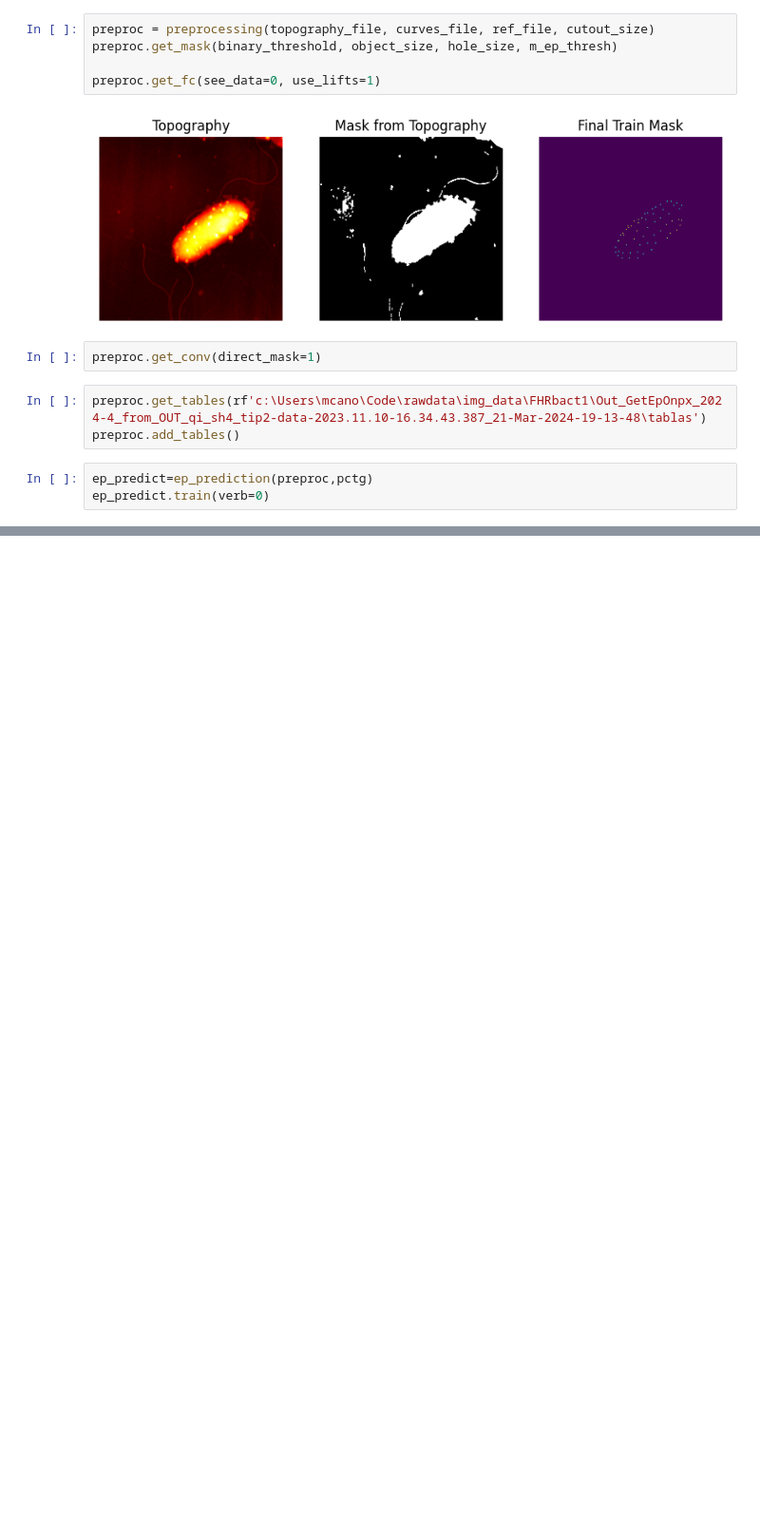
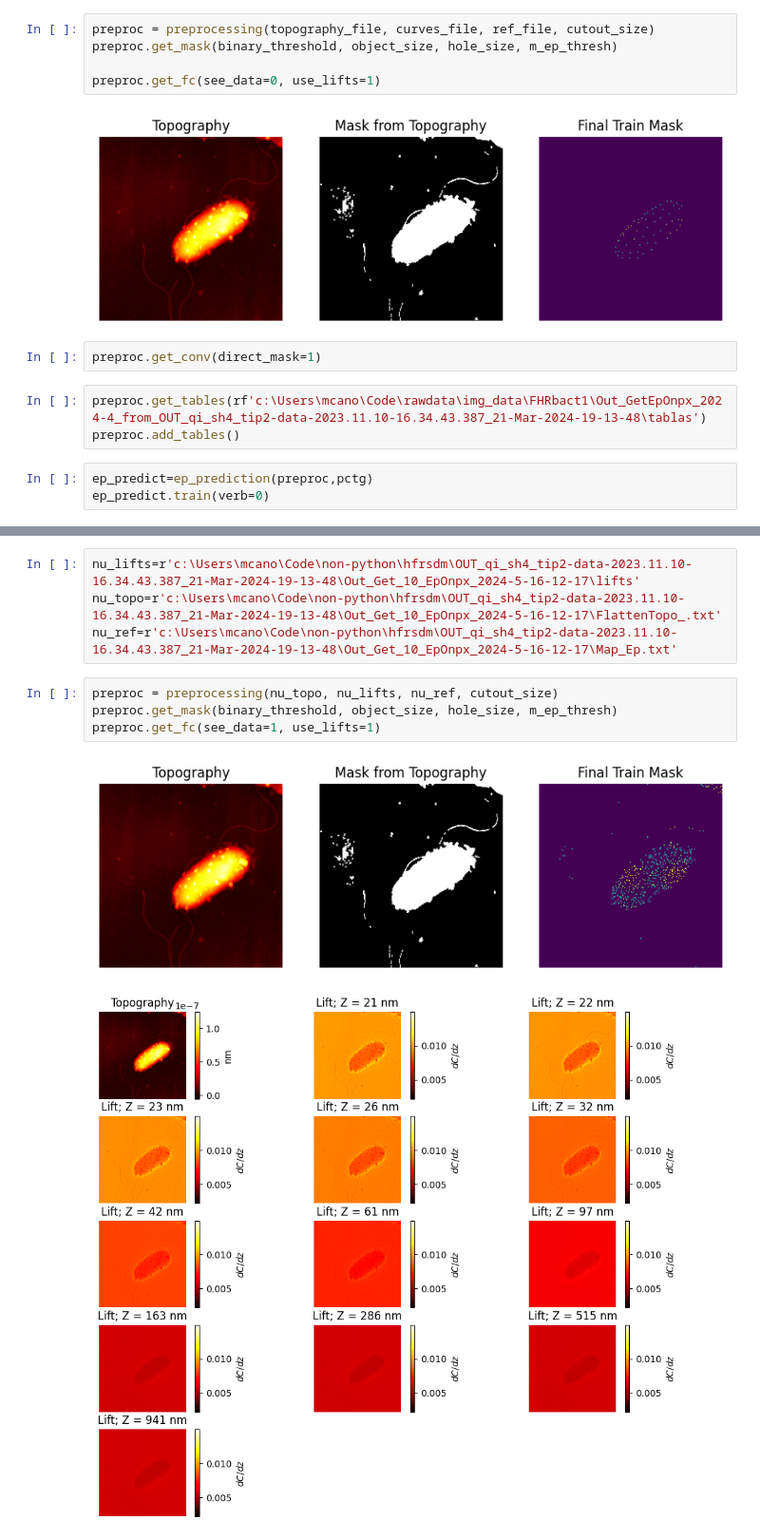
Before and after one commit to mcanoibec/fast_smart_scanning, a Jupyter notebook: work_directory/other_examples/tests_for_library.ipynb, the cells around one changed output, grey strips where cells are left out. Shown at 95% size. Drawn from its saved outputs; the diff is of its cells as text; blank space fills up the shorter version.

```diff
--- a/work_directory/other_examples/tests_for_library.ipynb
+++ b/work_directory/other_examples/tests_for_library.ipynb
@@ -48,3 +48,14 @@ No artists with labels found to put in legend.  Note that artists whose label st
 [figure]
 [figure]
 <Figure size 640x480 with 0 Axes>
+# %%
+nu_lifts=r'c:\Users\mcano\Code\non-python\hfrsdm\OUT_qi_sh4_tip2-data-2023.11.10-16.34.43.387_21-Mar-2024-19-13-48\Out_Get_10_EpOnpx_2024-5-16-12-17\lifts'
+nu_topo=r'c:\Users\mcano\Code\non-python\hfrsdm\OUT_qi_sh4_tip2-data-2023.11.10-16.34.43.387_21-Mar-2024-19-13-48\Out_Get_10_EpOnpx_2024-5-16-12-17\FlattenTopo_.txt'
+nu_ref=r'c:\Users\mcano\Code\non-python\hfrsdm\OUT_qi_sh4_tip2-data-2023.11.10-16.34.43.387_21-Mar-2024-19-13-48\Out_Get_10_EpOnpx_2024-5-16-12-17\Map_Ep.txt'
+# %%
+preproc = preprocessing(nu_topo, nu_lifts, nu_ref, cutout_size)
+preproc.get_mask(binary_threshold, object_size, hole_size, m_ep_thresh)
+preproc.get_fc(see_data=1, use_lifts=1)
+# %% [output]
+[figure, added]
+[figure, added]
```
Also changed, not shown: parts of 1 cell of this notebook, 6 other files.
